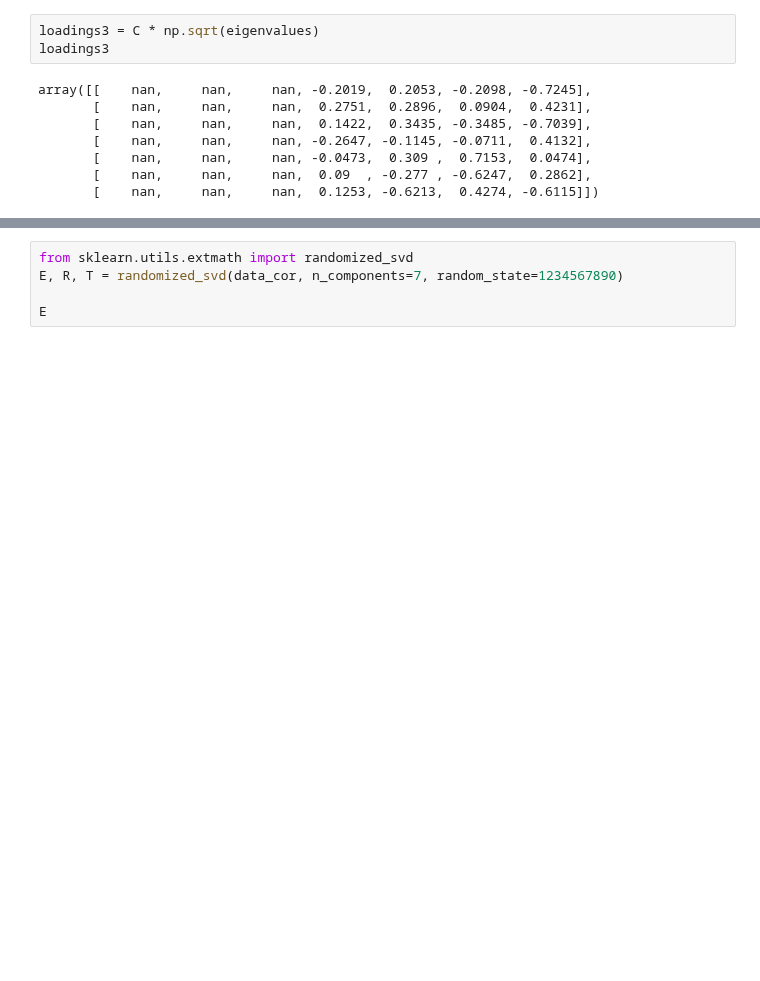
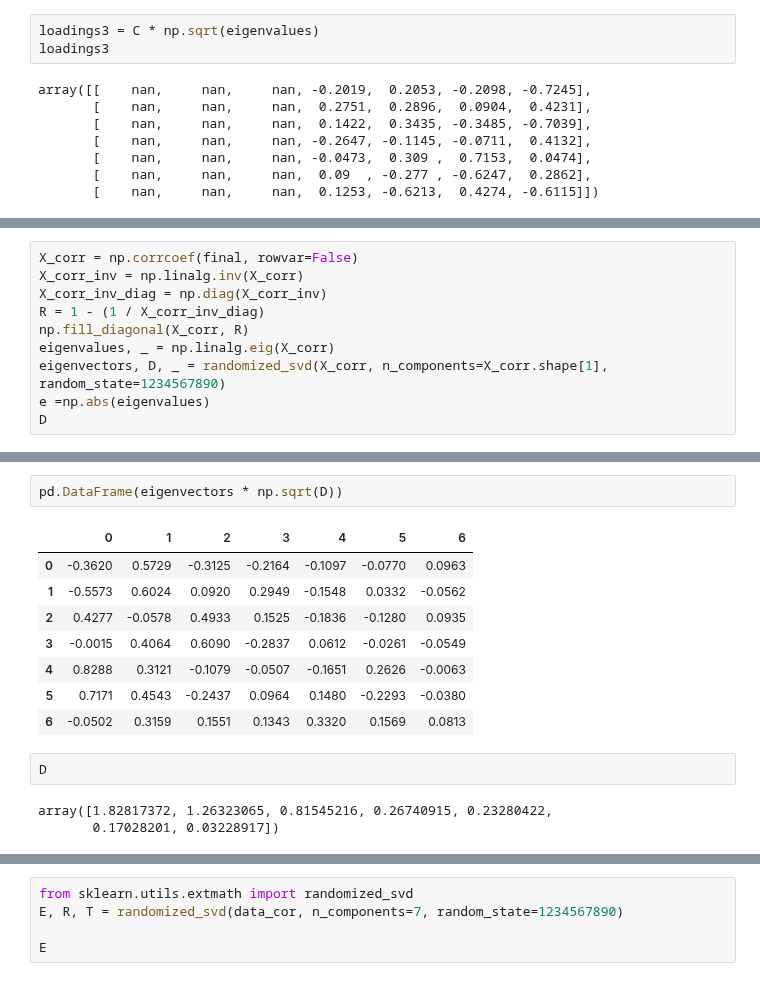
Before and after one commit to DavidGuzzi/MECMT04, a Jupyter notebook: problem_set_5/FA.ipynb, the cells around one changed output, grey strips where cells are left out. Drawn from its saved outputs; the diff is of its cells as text; blank space fills up the shorter version.

```diff
--- a/problem_set_5/FA.ipynb
+++ b/problem_set_5/FA.ipynb
@@ -368,0 +550,10 @@ Loadings:
+# %%
+X_corr = np.corrcoef(final, rowvar=False)
+X_corr_inv = np.linalg.inv(X_corr)
+X_corr_inv_diag = np.diag(X_corr_inv)
+R = 1 - (1 / X_corr_inv_diag)
+np.fill_diagonal(X_corr, R)
+eigenvalues, _ = np.linalg.eig(X_corr)
+eigenvectors, D, _ = randomized_svd(X_corr, n_components=X_corr.shape[1], random_state=1234567890)
+e =np.abs(eigenvalues)
+D
@@ -368,0 +590,16 @@ Loadings:
+# %%
+pd.DataFrame(eigenvectors * np.sqrt(D))
+# %% [output]
+|  | 0 | 1 | 2 | 3 | 4 | 5 | 6 |
+| 0 | -0.3620 | 0.5729 | -0.3125 | -0.2164 | -0.1097 | -0.0770 | 0.0963 |
+| 1 | -0.5573 | 0.6024 | 0.0920 | 0.2949 | -0.1548 | 0.0332 | -0.0562 |
+| 2 | 0.4277 | -0.0578 | 0.4933 | 0.1525 | -0.1836 | -0.1280 | 0.0935 |
+| 3 | -0.0015 | 0.4064 | 0.6090 | -0.2837 | 0.0612 | -0.0261 | -0.0549 |
+| 4 | 0.8288 | 0.3121 | -0.1079 | -0.0507 | -0.1651 | 0.2626 | -0.0063 |
+| 5 | 0.7171 | 0.4543 | -0.2437 | 0.0964 | 0.1480 | -0.2293 | -0.0380 |
+| 6 | -0.0502 | 0.3159 | 0.1551 | 0.1343 | 0.3320 | 0.1569 | 0.0813 |
+# %%
+D
+# %% [output]
+array([1.82817372, 1.26323065, 0.81545216, 0.26740915, 0.23280422,
+       0.17028201, 0.03228917])
```
Also changed, not shown: parts of 51 cells of this notebook, 1 other file.
